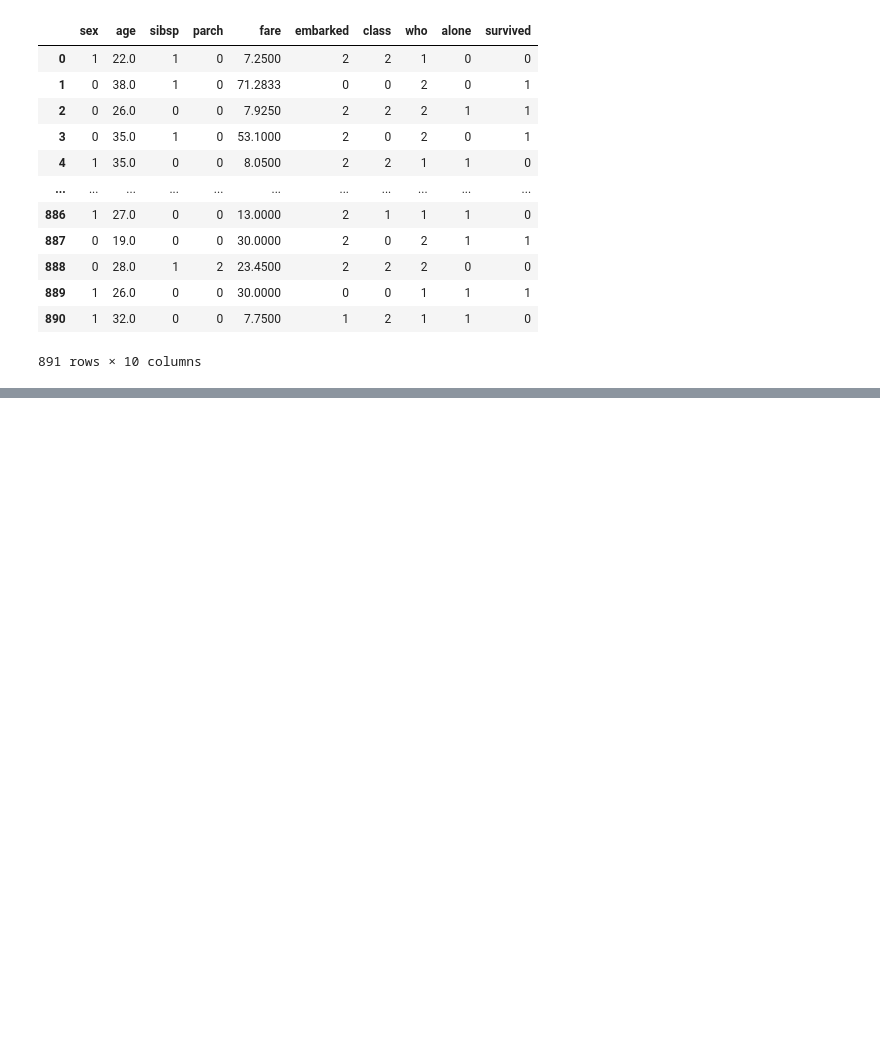
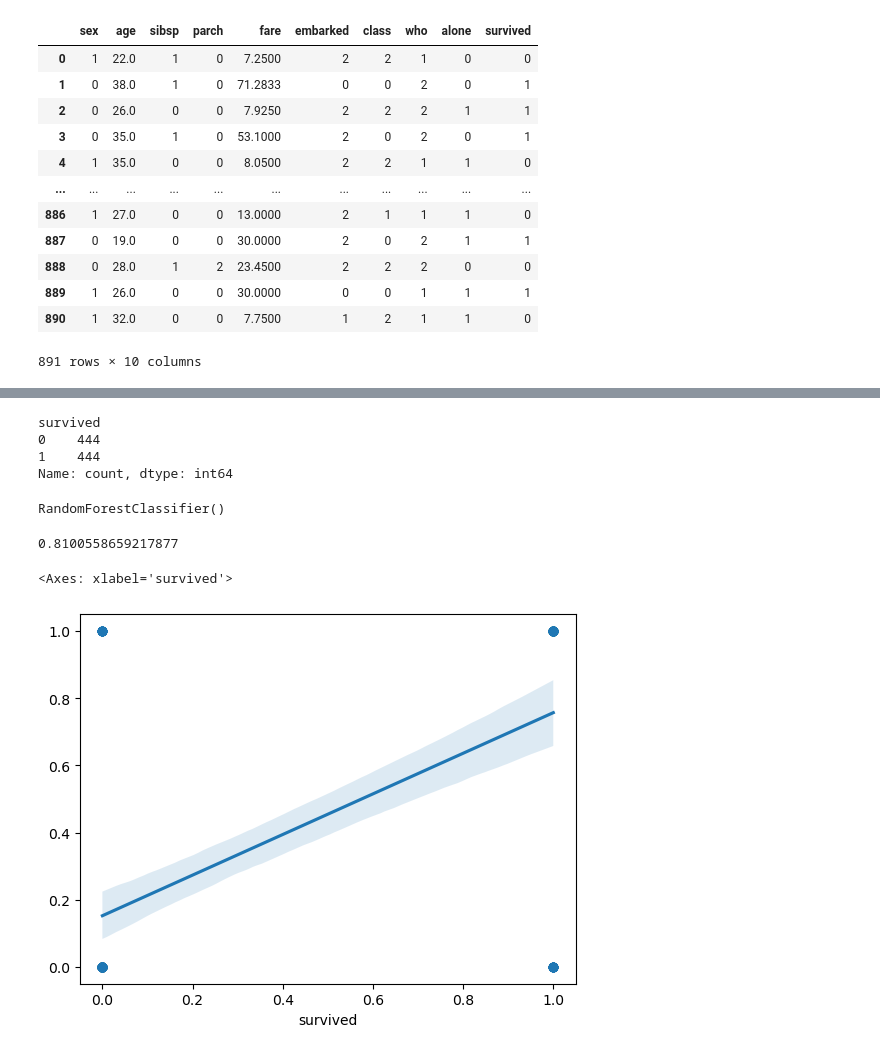
Before and after one commit to RahulDhobi192030/DATA_SCIENCE, a Jupyter notebook: Pandas/Lecture2.ipynb, the cells around one changed output, grey strips where cells are left out. Drawn from its saved outputs; the diff is of its cells as text; code cells hidden in the pictures; blank space fills up the shorter version.

```diff
--- a/Pandas/Lecture2.ipynb
+++ b/Pandas/Lecture2.ipynb
@@ -163,0 +217,44 @@ df
+# %%
+# Step3
+
+from imblearn.over_sampling import SMOTE
+sm = SMOTE()
+
+X_train,y_train = sm.fit_resample(X_train,y_train)
+# %%
+y_train.value_counts()
+# %% [output]
+survived
+0    444
+1    444
+Name: count, dtype: int64
+# %%
+# Step4
+
+from sklearn.preprocessing import MinMaxScaler
+
+sc = MinMaxScaler()
+
+X_train = sc.fit_transform(X_train)
+X_test = sc.transform(X_test)
+# %%
+from sklearn.ensemble import RandomForestClassifier
+
+model = RandomForestClassifier()
+model.fit(X_train,y_train)
+# %% [output]
+RandomForestClassifier()
+# %%
+y_pred = model.predict(X_test)
+
+from sklearn.metrics import accuracy_score
+
+accuracy_score(y_test,y_pred)
+# %% [output]
+0.8100558659217877
+# %%
+import seaborn as sns
+sns.regplot(x = y_test,y = y_pred)
+# %% [output]
+<Axes: xlabel='survived'>
+[figure, added]
```
Also changed, not shown: parts of 4 cells of this notebook.
